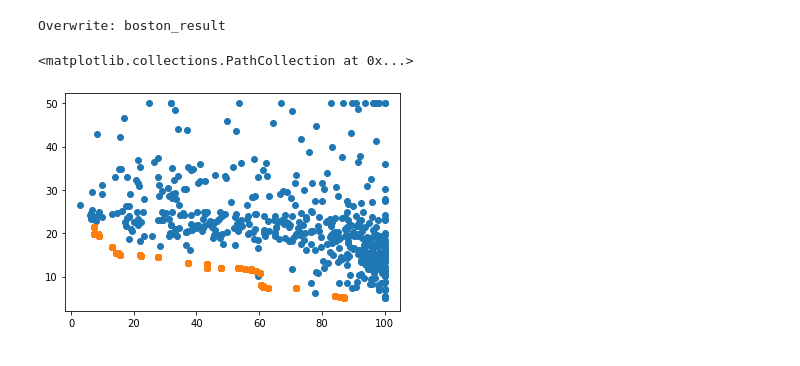
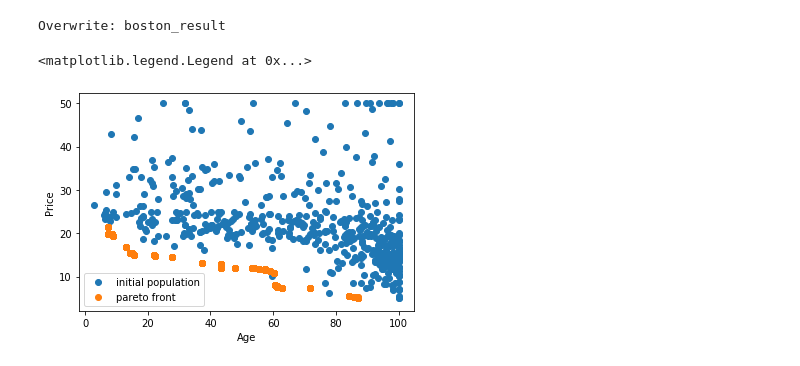
Before and after one commit to horoiwa/optga, a Jupyter notebook: example/1_BostonHousingPrice.ipynb, the cells around one changed output. Saved outputs shown, nothing was run; the diff lists cells and outputs as text; code cells hidden in the pictures.

```diff
--- a/example/1_BostonHousingPrice.ipynb
+++ b/example/1_BostonHousingPrice.ipynb
@@ -142,9 +142,12 @@ Y_pareto = pd.read_csv("boston_result/Y_pareto.csv")
 # %%
 import matplotlib.pyplot as plt
 %matplotlib inline
 
-plt.scatter(y_age, y_price, label="sample population")
+plt.scatter(y_age, y_price, label="initial population")
 plt.scatter(Y_pareto["Age"], Y_pareto["Price"], label="pareto front")
+plt.xlabel("Age")
+plt.ylabel("Price")
+plt.legend()
 # %% [output]
-<matplotlib.collections.PathCollection at 0x...>
+<matplotlib.legend.Legend at 0x...>
-[figure, old version]
+[figure, new version]
```
Also changed, not shown: 1 other file.
